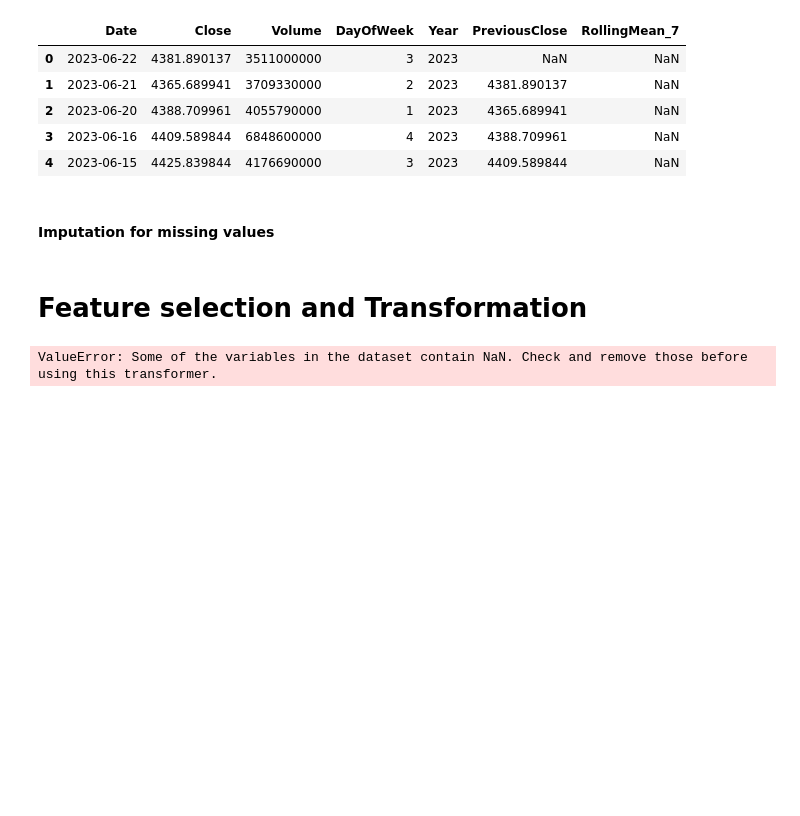
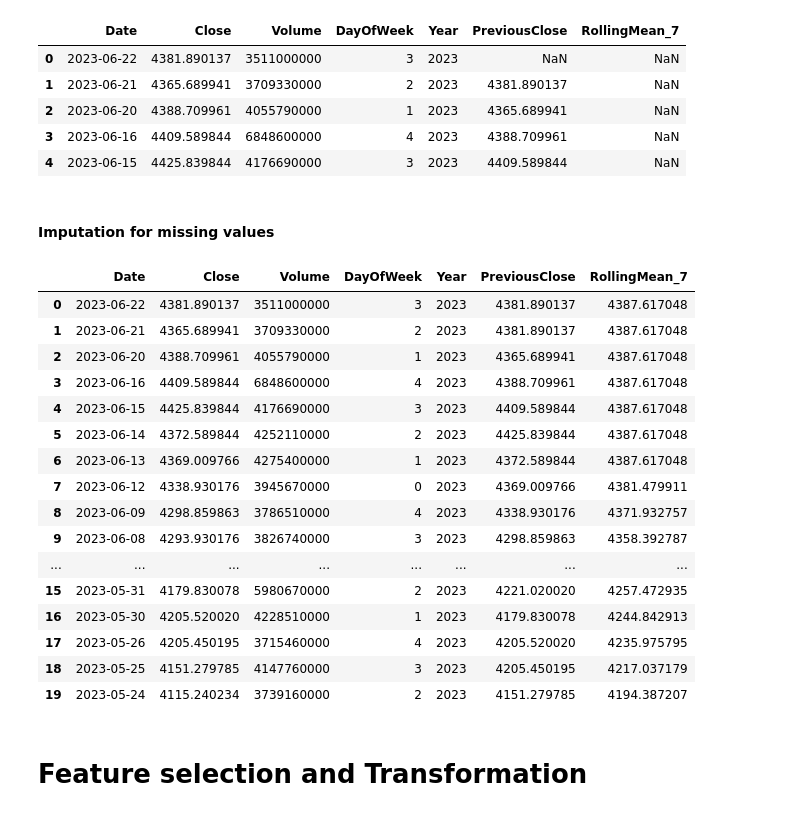
Before and after one commit to jona-tech/milestone-project-market-prediction-model, a Jupyter notebook: jupyter_notebooks/feature_engineering.ipynb, the cells around one changed output. Saved outputs shown, nothing was run; the diff lists cells and outputs as text; code cells hidden in the pictures; blank space fills up the shorter version.

Commit message:
replace NaN values

```diff
--- a/jupyter_notebooks/feature_engineering.ipynb
+++ b/jupyter_notebooks/feature_engineering.ipynb
@@ -99,5 +99,5 @@ clean_stock_df.head()
 # %% [markdown]
 #### Imputation for missing values
 # %%
-median_imputer = MeanMedianImputer(imputation_method='median')
-clean_stock_df = median_imputer.fit_transform(clean_stock_df)
+continuous_imputer = MeanMedianImputer(imputation_method='median')
+clean_stock_df_imputed = continuous_imputer.fit_transform(clean_stock_df)
@@ -104,7 +106,26 @@ clean_stock_df = median_imputer.fit_transform(clean_stock_df)
+# %%
+clean_stock_df.fillna(method='bfill', inplace=True)
+clean_stock_df.head(20)
+# %% [output]
+|  | Date | Close | Volume | DayOfWeek | Year | PreviousClose | RollingMean_7 |
+| 0 | 2023-06-22 | 4381.890137 | 3511000000 | 3 | 2023 | 4381.890137 | 4387.617048 |
+| 1 | 2023-06-21 | 4365.689941 | 3709330000 | 2 | 2023 | 4381.890137 | 4387.617048 |
+| 2 | 2023-06-20 | 4388.709961 | 4055790000 | 1 | 2023 | 4365.689941 | 4387.617048 |
+| 3 | 2023-06-16 | 4409.589844 | 6848600000 | 4 | 2023 | 4388.709961 | 4387.617048 |
+| 4 | 2023-06-15 | 4425.839844 | 4176690000 | 3 | 2023 | 4409.589844 | 4387.617048 |
+| 5 | 2023-06-14 | 4372.589844 | 4252110000 | 2 | 2023 | 4425.839844 | 4387.617048 |
+| 6 | 2023-06-13 | 4369.009766 | 4275400000 | 1 | 2023 | 4372.589844 | 4387.617048 |
+| 7 | 2023-06-12 | 4338.930176 | 3945670000 | 0 | 2023 | 4369.009766 | 4381.479911 |
+| 8 | 2023-06-09 | 4298.859863 | 3786510000 | 4 | 2023 | 4338.930176 | 4371.932757 |
+| 9 | 2023-06-08 | 4293.930176 | 3826740000 | 3 | 2023 | 4298.859863 | 4358.392787 |
+| ... | ... | ... | ... | ... | ... | ... | ... |
+| 15 | 2023-05-31 | 4179.830078 | 5980670000 | 2 | 2023 | 4221.020020 | 4257.472935 |
+| 16 | 2023-05-30 | 4205.520020 | 4228510000 | 1 | 2023 | 4179.830078 | 4244.842913 |
+| 17 | 2023-05-26 | 4205.450195 | 3715460000 | 4 | 2023 | 4205.520020 | 4235.975795 |
+| 18 | 2023-05-25 | 4151.279785 | 4147760000 | 3 | 2023 | 4205.450195 | 4217.037179 |
+| 19 | 2023-05-24 | 4115.240234 | 3739160000 | 2 | 2023 | 4151.279785 | 4194.387207 |
 # %% [markdown]
 # Feature selection and Transformation
 # %%
 constant_features = DropConstantFeatures(tol=0.998)
 clean_stock_df = constant_features.fit_transform(clean_stock_df)
-# %% [output]
-ValueError: Some of the variables in the dataset contain NaN. Check and remove those before using this transformer.
```
Also changed, not shown: parts of 2 cells of this notebook.
